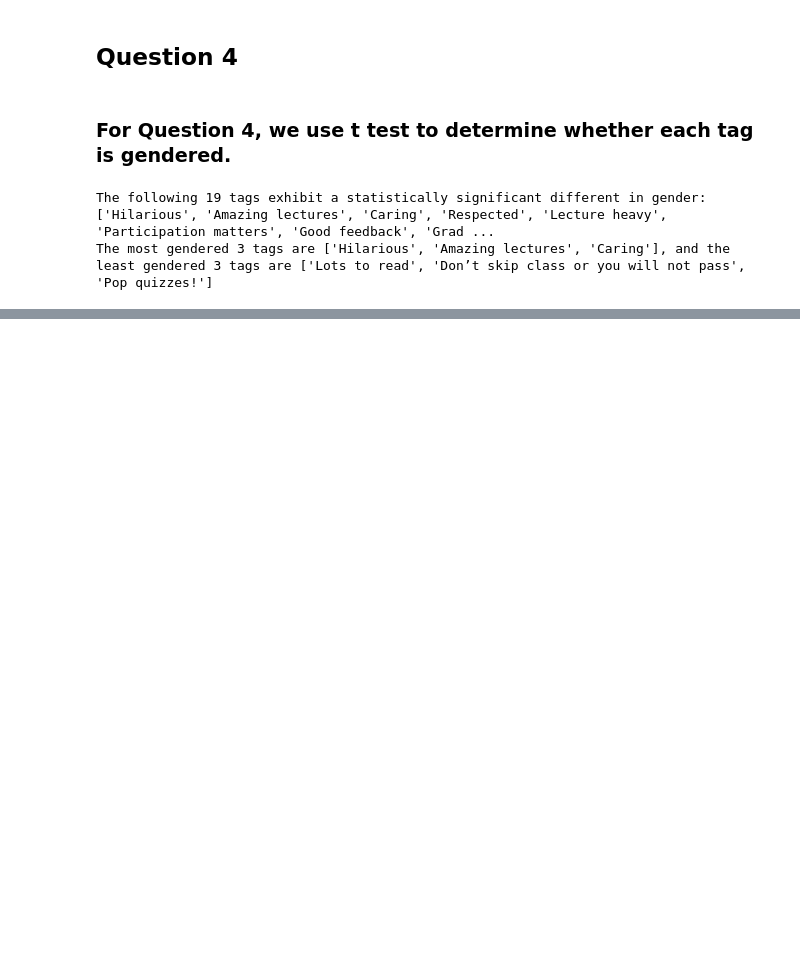
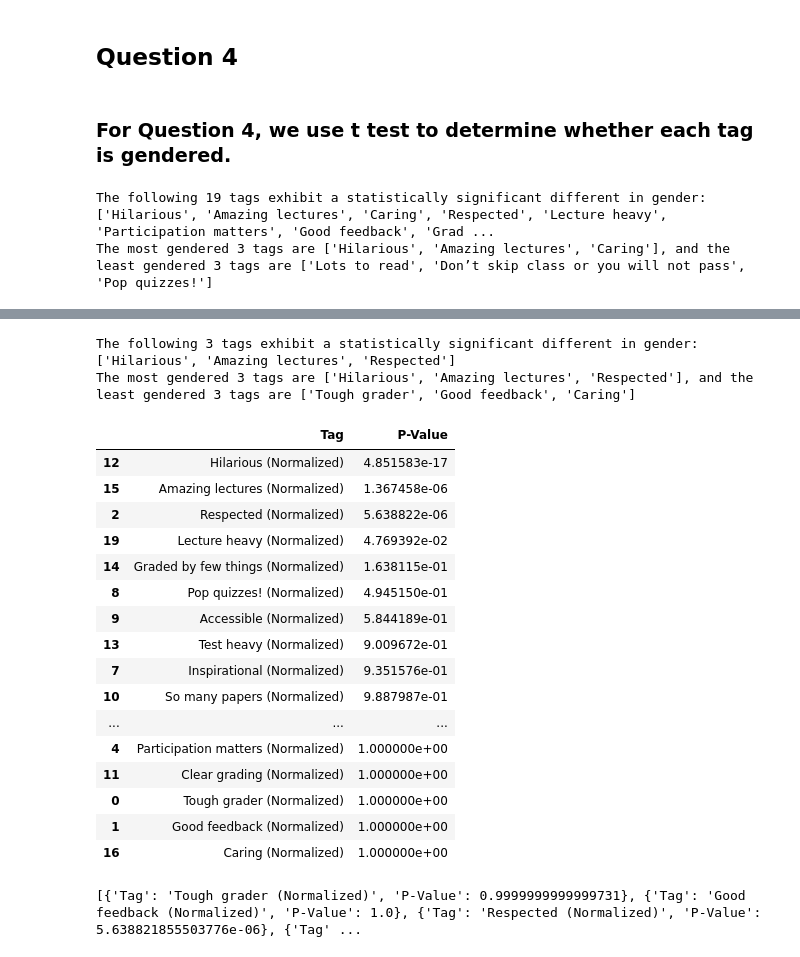
Before and after one commit to eliguo/DS-GA-1001_Capstone_Project, a Jupyter notebook: Q1_to_Q4.ipynb, the cells around one changed output, grey strips where cells are left out. Drawn from its saved outputs; the diff is of its cells as text; code cells hidden in the pictures; blank space fills up the shorter version.

```diff
--- a/Q1_to_Q4.ipynb
+++ b/Q1_to_Q4.ipynb
@@ -210,0 +235,62 @@ The most gendered 3 tags are ['Hilarious', 'Amazing lectures', 'Caring'], and th
+# %%
+# First extrace columns that are tages
+normalized_tag_columns = [
+    'Tough grader (Normalized)', 'Good feedback (Normalized)', 'Respected (Normalized)',
+    'Lots to read (Normalized)', 'Participation matters (Normalized)',
+    "Don’t skip class or you will not pass (Normalized)", 'Lots of homework (Normalized)',
+    'Inspirational (Normalized)', 'Pop quizzes! (Normalized)', 'Accessible (Normalized)',
+    'So many papers (Normalized)', 'Clear grading (Normalized)', 'Hilarious (Normalized)',
+    'Test heavy (Normalized)', 'Graded by few things (Normalized)', 'Amazing lectures (Normalized)',
+    'Caring (Normalized)', 'Extra credit (Normalized)', 'Group projects (Normalized)',
+    'Lecture heavy (Normalized)'
+]
+
+# This result list will be used to generate a dataframe to match tag and p-values
+tag_results = []
+
+for tag in normalized_tag_columns:
+    # Split normalized tag values by gender
+    non_zero = all_data[all_data[tag] != 0.0]
+    tag_male = non_zero.query(f"`Male gender` == 1 & `Female` == 0")[tag]
+    tag_female = non_zero.query(f"`Male gender` == 0 & `Female` == 1")[tag]
+
+    each_result = ttest_ind(tag_male, tag_female, equal_var=False)
+
+    tag_results.append({'Tag': tag, 'P-Value': each_result.pvalue})
+
+# Convert results to DataFrame, such that tags are paired with p-values, then sort
+results_df = pd.DataFrame(tag_results)
+results_df = results_df.sort_values('P-Value')
+
+# extract significantly gendered tags
+gendered_tags = results_df[results_df["P-Value"] <= ALPHA]["Tag"].to_list()
+gendered_tags = [each_tag.replace(" (Normalized)", "") for each_tag in gendered_tags]
+print(f"The following {len(gendered_tags)} tags exhibit a statistically significant different in gender: {gendered_tags}")
+
+most_sig_3, least_sig_3 = results_df["Tag"].to_list()[:3], results_df["Tag"].to_list()[-3:]
+most_sig_3 = [each_tag.replace(" (Normalized)", "") for each_tag in most_sig_3]
+least_sig_3 = [each_tag.replace(" (Normalized)", "") for each_tag in least_sig_3]
+print(f"The most gendered 3 tags are {most_sig_3}, and the least gendered 3 tags are {least_sig_3}")
+display(results_df)
+print(tag_results)
+# %% [output]
+The following 3 tags exhibit a statistically significant different in gender: ['Hilarious', 'Amazing lectures', 'Respected']
+The most gendered 3 tags are ['Hilarious', 'Amazing lectures', 'Respected'], and the least gendered 3 tags are ['Tough grader', 'Good feedback', 'Caring']
+|  | Tag | P-Value |
+| 12 | Hilarious (Normalized) | 4.851583e-17 |
+| 15 | Amazing lectures (Normalized) | 1.367458e-06 |
+| 2 | Respected (Normalized) | 5.638822e-06 |
+| 19 | Lecture heavy (Normalized) | 4.769392e-02 |
+| 14 | Graded by few things (Normalized) | 1.638115e-01 |
+| 8 | Pop quizzes! (Normalized) | 4.945150e-01 |
+| 9 | Accessible (Normalized) | 5.844189e-01 |
+| 13 | Test heavy (Normalized) | 9.009672e-01 |
+| 7 | Inspirational (Normalized) | 9.351576e-01 |
+| 10 | So many papers (Normalized) | 9.887987e-01 |
+| ... | ... | ... |
+| 4 | Participation matters (Normalized) | 1.000000e+00 |
+| 11 | Clear grading (Normalized) | 1.000000e+00 |
+| 0 | Tough grader (Normalized) | 1.000000e+00 |
+| 1 | Good feedback (Normalized) | 1.000000e+00 |
+| 16 | Caring (Normalized) | 1.000000e+00 |
+[{'Tag': 'Tough grader (Normalized)', 'P-Value': 0.9999999999999731}, {'Tag': 'Good feedback (Normalized)', 'P-Value': 1.0}, {'Tag': 'Respected (Normalized)', 'P-Value': 5.638821855503776e-06}, {'Tag' ...
```
Also changed, not shown: parts of 8 cells of this notebook, 1 other file.
